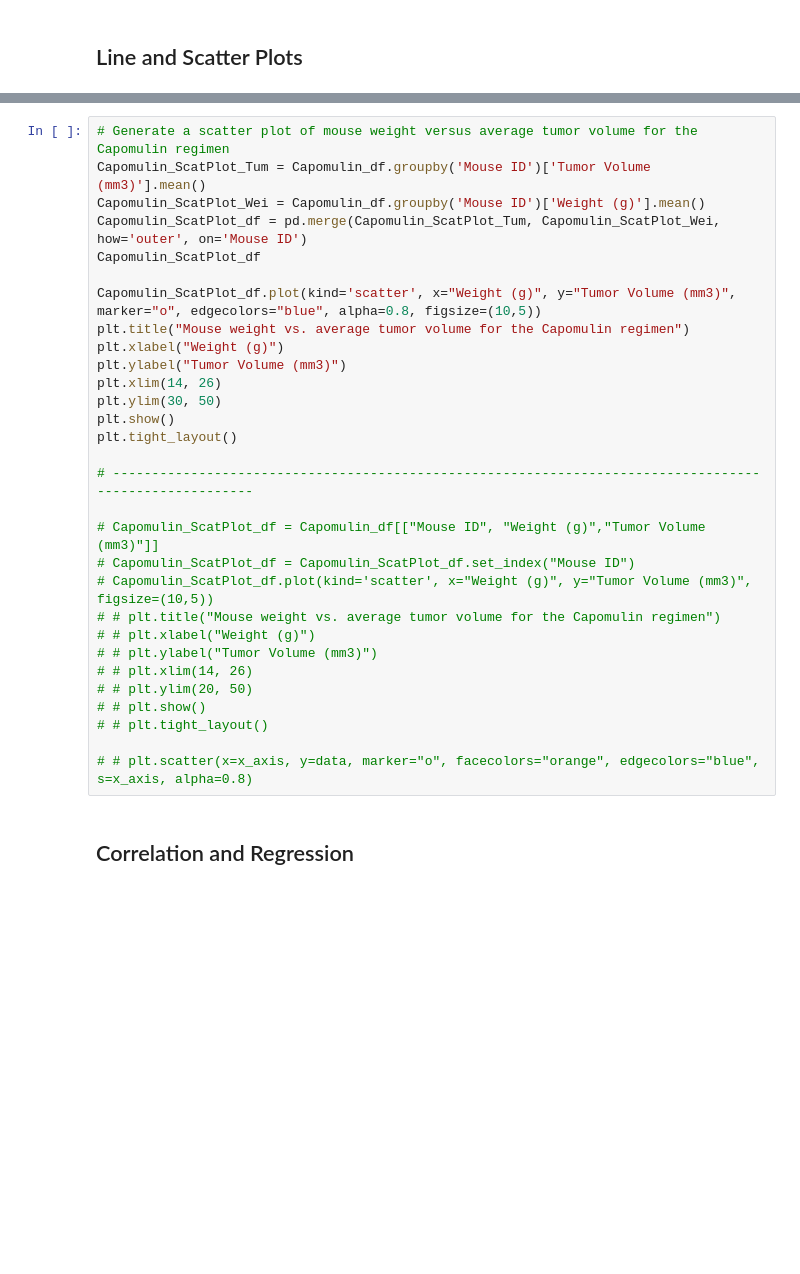
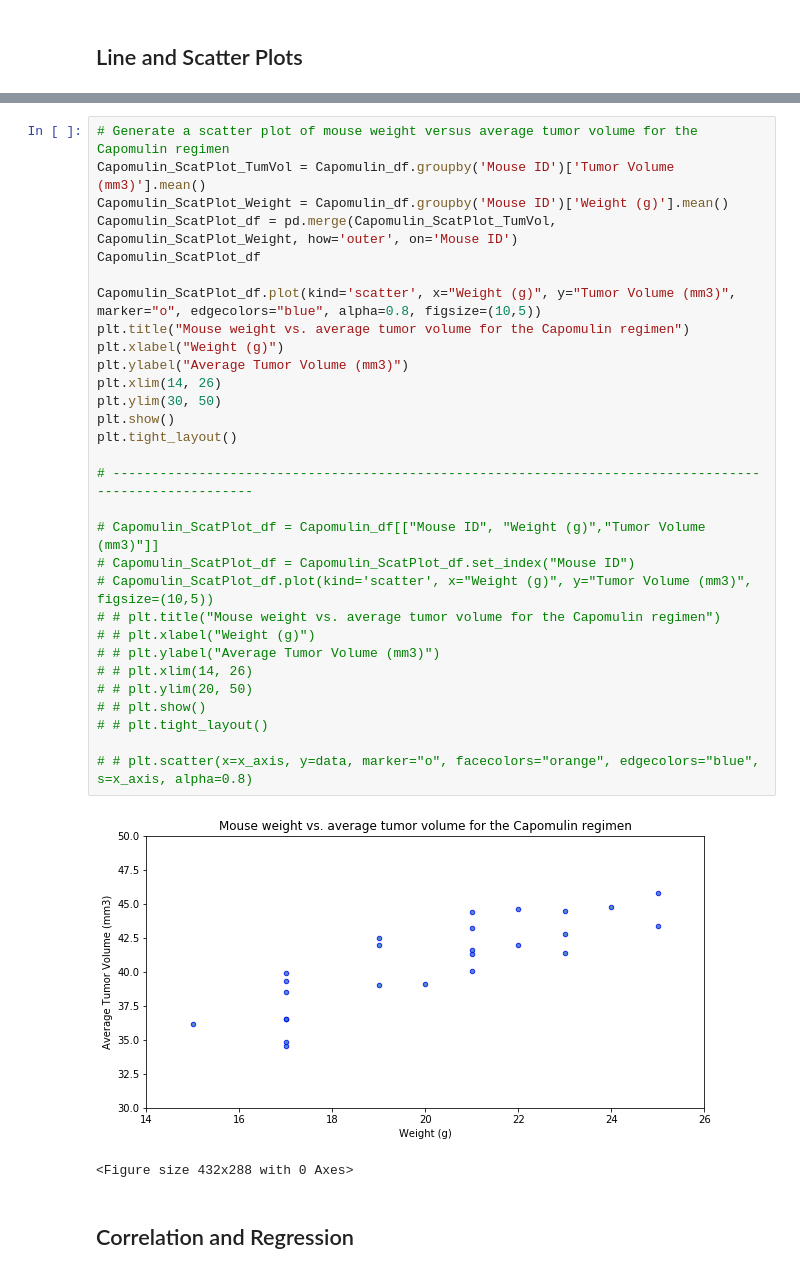
Before and after one commit to eobianyor/Matplotlib-project, a Jupyter notebook: Pymaceuticals/pymaceuticals_starter.ipynb, the cells around one changed output, grey strips where cells are left out. Saved outputs shown, nothing was run; the diff lists cells and outputs as text; blank space fills up the shorter version.

```diff
--- a/Pymaceuticals/pymaceuticals_starter.ipynb
+++ b/Pymaceuticals/pymaceuticals_starter.ipynb
@@ -473,32 +541,35 @@ plt.tight_layout()
 # %%
 # Generate a scatter plot of mouse weight versus average tumor volume for the Capomulin regimen
-Capomulin_ScatPlot_Tum = Capomulin_df.groupby('Mouse ID')['Tumor Volume (mm3)'].mean()
-Capomulin_ScatPlot_Wei = Capomulin_df.groupby('Mouse ID')['Weight (g)'].mean()
-Capomulin_ScatPlot_df = pd.merge(Capomulin_ScatPlot_Tum, Capomulin_ScatPlot_Wei, how='outer', on='Mouse ID')
+Capomulin_ScatPlot_TumVol = Capomulin_df.groupby('Mouse ID')['Tumor Volume (mm3)'].mean()
+Capomulin_ScatPlot_Weight = Capomulin_df.groupby('Mouse ID')['Weight (g)'].mean()
+Capomulin_ScatPlot_df = pd.merge(Capomulin_ScatPlot_TumVol, Capomulin_ScatPlot_Weight, how='outer', on='Mouse ID')
 Capomulin_ScatPlot_df
 
 Capomulin_ScatPlot_df.plot(kind='scatter', x="Weight (g)", y="Tumor Volume (mm3)", marker="o", edgecolors="blue", alpha=0.8, figsize=(10,5))
 plt.title("Mouse weight vs. average tumor volume for the Capomulin regimen")
 plt.xlabel("Weight (g)")
-plt.ylabel("Tumor Volume (mm3)")
+plt.ylabel("Average Tumor Volume (mm3)")
 plt.xlim(14, 26)
 plt.ylim(30, 50)
 plt.show()
 plt.tight_layout()
 
 # -------------------------------------------------------------------------------------------------------
 
 # Capomulin_ScatPlot_df = Capomulin_df[["Mouse ID", "Weight (g)","Tumor Volume (mm3)"]]
 # Capomulin_ScatPlot_df = Capomulin_ScatPlot_df.set_index("Mouse ID")
 # Capomulin_ScatPlot_df.plot(kind='scatter', x="Weight (g)", y="Tumor Volume (mm3)", figsize=(10,5))
 # # plt.title("Mouse weight vs. average tumor volume for the Capomulin regimen")
 # # plt.xlabel("Weight (g)")
-# # plt.ylabel("Tumor Volume (mm3)")
+# # plt.ylabel("Average Tumor Volume (mm3)")
 # # plt.xlim(14, 26)
 # # plt.ylim(20, 50)
 # # plt.show()
 # # plt.tight_layout()
 
 # # plt.scatter(x=x_axis, y=data, marker="o", facecolors="orange", edgecolors="blue", s=x_axis, alpha=0.8)
+# %% [output]
+[figure, added]
+<Figure size 432x288 with 0 Axes>
 # %% [markdown]
 ## Correlation and Regression
```
Also changed, not shown: parts of 7 cells of this notebook.
